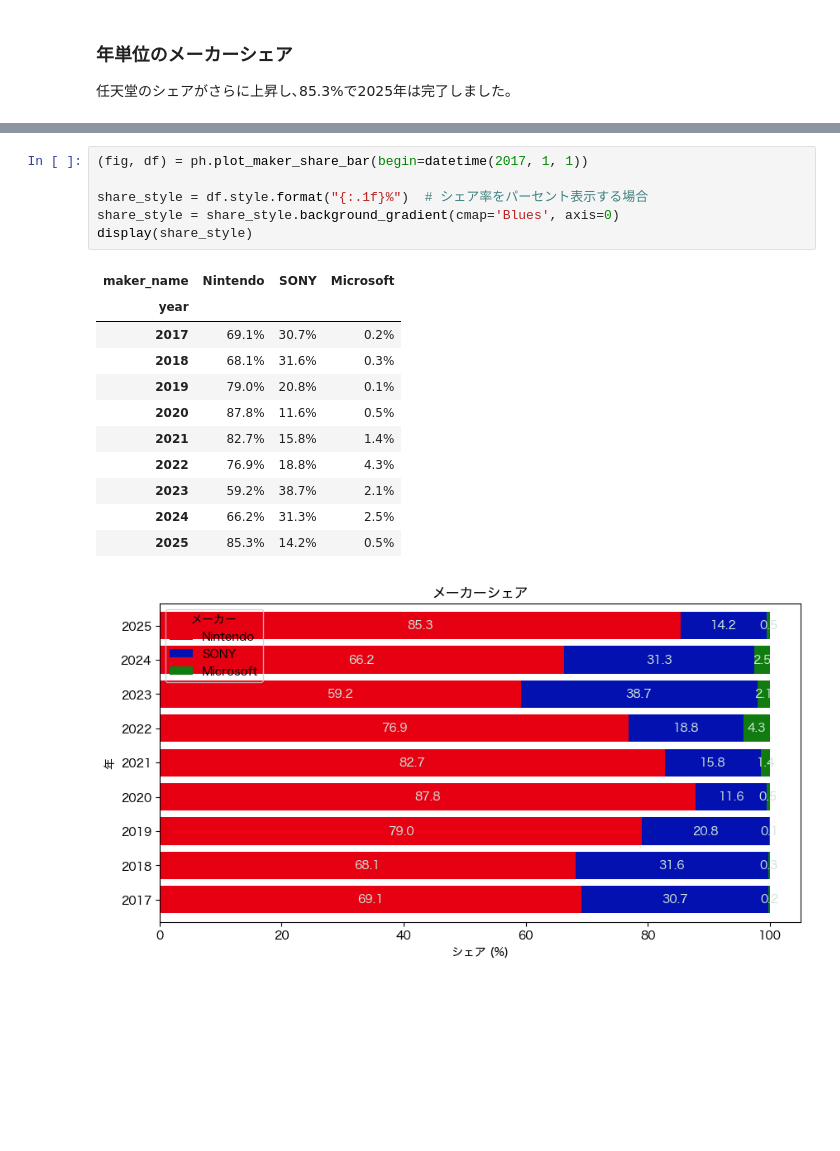
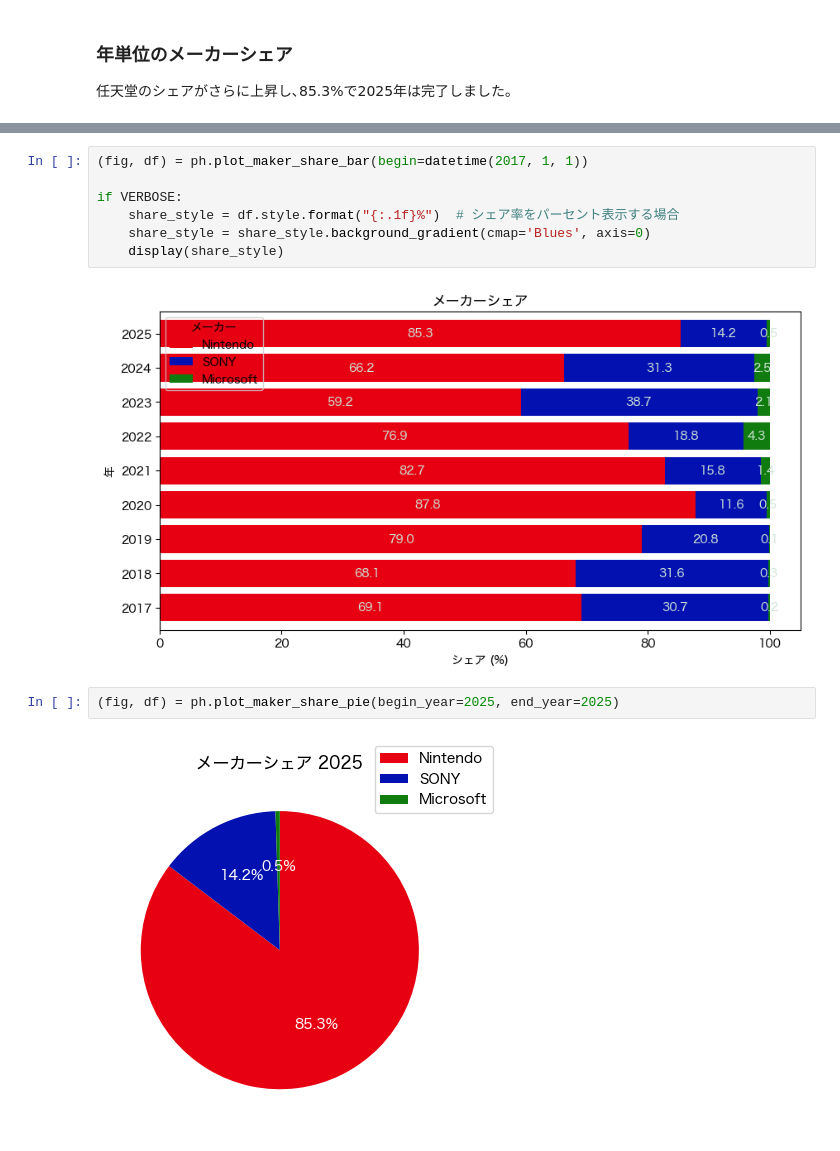
Before and after one commit to hidenden/gamedata, a Jupyter notebook: notebook/report/weekly_report.ipynb, the cells around one changed output, grey strips where cells are left out. Cells and saved outputs as stored; diff of their text form; blank space fills up the shorter version.

Commit message:
Add VERBOSE flag

```diff
--- a/notebook/report/weekly_report.ipynb
+++ b/notebook/report/weekly_report.ipynb
@@ -338,19 +332,13 @@ display(yearly_style)
 # %%
 (fig, df) = ph.plot_maker_share_bar(begin=datetime(2017, 1, 1))
 
-share_style = df.style.format("{:.1f}%")  # シェア率をパーセント表示する場合
-share_style = share_style.background_gradient(cmap='Blues', axis=0)
-display(share_style)
+if VERBOSE:
+    share_style = df.style.format("{:.1f}%")  # シェア率をパーセント表示する場合
+    share_style = share_style.background_gradient(cmap='Blues', axis=0)
+    display(share_style)
 # %% [output]
-| maker_name | Nintendo | SONY | Microsoft |
-| year |  |  |  |
-| 2017 | 69.1% | 30.7% | 0.2% |
-| 2018 | 68.1% | 31.6% | 0.3% |
-| 2019 | 79.0% | 20.8% | 0.1% |
-| 2020 | 87.8% | 11.6% | 0.5% |
-| 2021 | 82.7% | 15.8% | 1.4% |
-| 2022 | 76.9% | 18.8% | 4.3% |
-| 2023 | 59.2% | 38.7% | 2.1% |
-| 2024 | 66.2% | 31.3% | 2.5% |
-| 2025 | 85.3% | 14.2% | 0.5% |
 [figure]
+# %%
+(fig, df) = ph.plot_maker_share_pie(begin_year=2025, end_year=2025)
+# %% [output]
+[figure, added]
```
Also changed, not shown: parts of 9 cells of this notebook, 1 other file.
